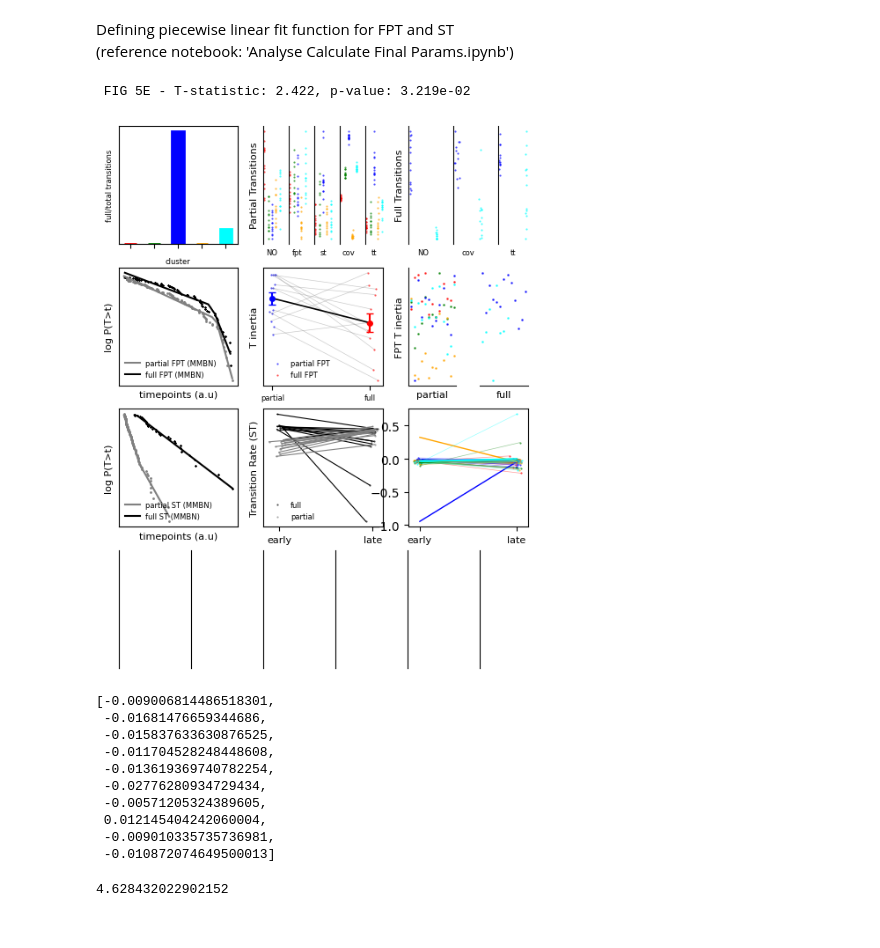
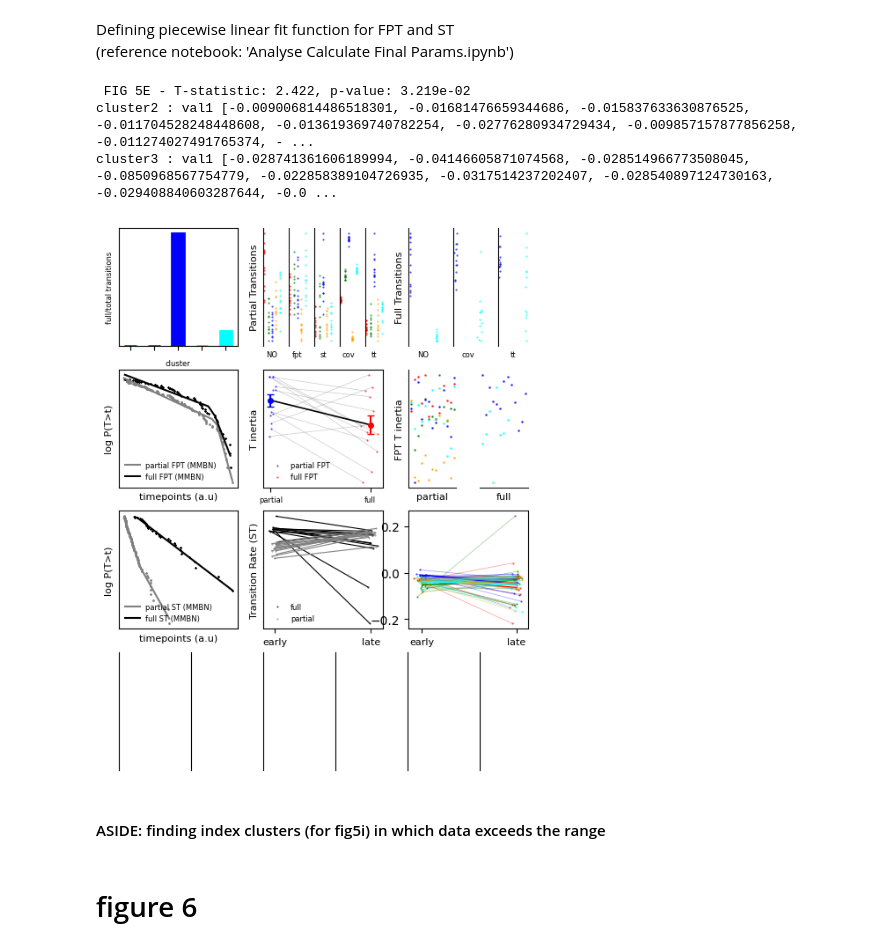
Before and after one commit to csndl-iitd/srg-tes-epilepsy-models, a Jupyter notebook: analysis/notebooks/Analyse fig_March_26.ipynb, the cells around one changed output. Drawn from its saved outputs; the diff is of its cells as text; code cells hidden in the pictures.

```diff
--- a/analysis/notebooks/Analyse fig_March_26.ipynb
+++ b/analysis/notebooks/Analyse fig_March_26.ipynb
@@ -1263,18 +1263,11 @@ ax8.set_ylabel('Transition Rate (ST)',fontsize=8)
 
 
 #5I
+# removed data at index of cluster 2,3 and 4 as to restrict between -0.5 to 0.5 (see code)
 ax9=fig.add_subplot(gs[10:15,8:12])
 ax9.set_xticks([])
 # ax9.set_yticks([])
 data_5i=reader.data_read_pkl('results/figures/fig5i_data.pkl')
-# take mean of early slopes clusterwise
-ear_cw_mean=[]
-for i in data_5i['early']:
-    ear_cw_mean.append(np.mean(i))
-# take mean of late slopes clusterwise
-lat_cw_mean=[]
-for i in data_5i['late']:
-    lat_cw_mean.append(np.mean(i))
 # plot for cluster 0
 c=0
 values1 = data_5i['early'][c]
@@ -1289,7 +1282,8 @@ ax9.scatter(jitter_x2, values2, color='r', s=0.3, alpha=0.7)
 for (x1, y1), (x2, y2) in zip(zip(jitter_x1, values1), zip(jitter_x2, values2)):
     ax9.plot([x1, x2], [y1, y2], color='red', alpha=0.4, linewidth=0.5)
 # --- Means with error bars ---
-mean1, mean2 = ear_cw_mean[c],lat_cw_mean[c]
+mean1=np.mean(values1)
+mean2=np.mean(values2)
 # sem1, sem2 = scipy.stats.sem(values1), scipy.stats.sem(values2)  # standard error of mean
 # ax9.errorbar(0, mean1, yerr=sem1, fmt='o', color='red', markersize=2, capsize=1.5)
 # ax9.errorbar(1, mean2, yerr=sem2, fmt='o', color='red', markersize=2, capsize=1.5)
@@ -1309,7 +1303,8 @@ ax9.scatter(jitter_x2, values2, color='g', s=0.3, alpha=0.7)
 for (x1, y1), (x2, y2) in zip(zip(jitter_x1, values1), zip(jitter_x2, values2)):
     ax9.plot([x1, x2], [y1, y2], color='green', alpha=0.4, linewidth=0.5)
 # --- Means with error bars ---
-mean1, mean2 = ear_cw_mean[c],lat_cw_mean[c]
+mean1=np.mean(values1)
+mean2=np.mean(values2)
 # sem1, sem2 = scipy.stats.sem(values1), scipy.stats.sem(values2)  # standard error of mean
 # ax9.errorbar(0, mean1, yerr=sem1, fmt='o', color='g', markersize=2, capsize=1.5)
 # ax9.errorbar(1, mean2, yerr=sem2, fmt='o', color='g', markersize=2, capsize=1.5)
@@ -1322,6 +1317,7 @@ values1 = data_5i['early'][c]
 values1.pop(6)
 values2 = data_5i['late'][c]
 values2.pop(6)
+print(f'cluster2 : val1 {values1},val2{values2}')
 # Jitter x positions
 jitter_x1 = list(np.random.normal(loc=0, scale=0.03, size=len(values1)))
 jitter_x2 = list(np.random.normal(loc=1, scale=0.03, size=len(values2)))
@@ -1332,7 +1328,8 @@ ax9.scatter(jitter_x2, values2, color='b', s=0.3, alpha=0.7)
 for (x1, y1), (x2, y2) in zip(zip(jitter_x1, values1), zip(jitter_x2, values2)):
     ax9.plot([x1, x2], [y1, y2], color='b', alpha=0.4, linewidth=0.5)
 # --- Means with error bars ---
-mean1, mean2 = ear_cw_mean[c],lat_cw_mean[c]
+mean1=np.mean(values1)
+mean2=np.mean(values2)
 # sem1, sem2 = scipy.stats.sem(values1), scipy.stats.sem(values2)  # standard error of mean
 # ax9.errorbar(0, mean1, yerr=sem1, fmt='o', color='b', markersize=2, capsize=1.5)
 # ax9.errorbar(1, mean2, yerr=sem2, fmt='o', color='b', markersize=2, capsize=1.5)
@@ -1345,6 +1342,7 @@ values1 = data_5i['early'][c]
 values1.pop(4)
 values2 = data_5i['late'][c]
 values2.pop(4)
+print(f'cluster3 : val1 {values1},val2{values2}')
 # Jitter x positions
 jitter_x1 = list(np.random.normal(loc=0, scale=0.03, size=len(values1)))
 jitter_x2 = list(np.random.normal(loc=1, scale=0.03, size=len(values2)))
@@ -1355,7 +1353,8 @@ ax9.scatter(jitter_x2, values2, color='orange', s=0.3, alpha=0.7)
 for (x1, y1), (x2, y2) in zip(zip(jitter_x1, values1), zip(jitter_x2, values2)):
     ax9.plot([x1, x2], [y1, y2], color='orange', alpha=0.4, linewidth=0.5)
 # --- Means with error bars ---
-mean1, mean2 = ear_cw_mean[c],lat_cw_mean[c]
+mean1=np.mean(values1)
+mean2=np.mean(values2)
 # sem1, sem2 = scipy.stats.sem(values1), scipy.stats.sem(values2)  # standard error of mean
 # ax9.errorbar(0, mean1, yerr=sem1, fmt='o', color='orange', markersize=2, capsize=1.5)
 # ax9.errorbar(1, mean2, yerr=sem2, fmt='o', color='orange', markersize=2, capsize=1.5)
@@ -1364,7 +1363,10 @@ ax9.plot([0, 1], [mean1, mean2], color='orange', linewidth=1)
 # plot for cluster 4
 c=4
 values1 = data_5i['early'][c]
+# remove index 0
+values1.pop(0)
 values2 = data_5i['late'][c]
+values2.pop(0)
 # Jitter x positions
 jitter_x1 = list(np.random.normal(loc=0, scale=0.03, size=len(values1)))
 jitter_x2 = list(np.random.normal(loc=1, scale=0.03, size=len(values2)))
@@ -1375,7 +1377,8 @@ ax9.scatter(jitter_x2, values2, color='cyan', s=0.3, alpha=0.7)
 for (x1, y1), (x2, y2) in zip(zip(jitter_x1, values1), zip(jitter_x2, values2)):
     ax9.plot([x1, x2], [y1, y2], color='cyan', alpha=0.4, linewidth=0.5)
 # --- Means with error bars ---
-mean1, mean2 = ear_cw_mean[c],lat_cw_mean[c]
+mean1=np.mean(values1)
+mean2=np.mean(values2)
 # sem1, sem2 = scipy.stats.sem(values1), scipy.stats.sem(values2)  # standard error of mean
 # ax9.errorbar(0, mean1, yerr=sem1, fmt='o', color='cyan', markersize=2, capsize=1.5)
 # ax9.errorbar(1, mean2, yerr=sem2, fmt='o', color='cyan', markersize=2, capsize=1.5)
@@ -1402,51 +1405,59 @@ ax10b.set_yticks([])
 
 
 #FPT inertia part
 ax10c=fig.add_subplot(sub_gs[2])
 ax10c.set_xticks([])
 ax10c.set_yticks([])
 
 
 #FPT early slope part
 ax10d=fig.add_subplot(sub_gs[3])
 ax10d.set_xticks([])
 ax10d.set_yticks([])
 
 #ST stab. time part
 ax10e=fig.add_subplot(sub_gs[4])
 ax10e.set_xticks([])
 ax10e.set_yticks([])
 
 #ST early slope part
 ax10f=fig.add_subplot(sub_gs[5])
 ax10f.set_xticks([])
 ax10f.set_yticks([])
 
 # hide spines
 for ax in [ax10a,ax10b,ax10c,ax10d,ax10e,ax10f]:
     ax.spines['top'].set_visible(False)
     ax.spines['right'].set_visible(False)
     ax.spines['bottom'].set_visible(False)
 # %% [output]
  FIG 5E - T-statistic: 2.422, p-value: 3.219e-02
+cluster2 : val1 [-0.009006814486518301, -0.01681476659344686, -0.015837633630876525, -0.011704528248448608, -0.013619369740782254, -0.02776280934729434, -0.009857157877856258, -0.011274027491765374, - ...
+cluster3 : val1 [-0.028741361606189994, -0.04146605871074568, -0.028514966773508045, -0.0850968567754779, -0.022858389104726935, -0.0317514237202407, -0.028540897124730163, -0.029408840603287644, -0.0 ...
-[figure, old version]
+[figure, new version]
+# %% [markdown]
+#### ASIDE: finding index clusters (for fig5i) in which data exceeds the range
 # %%
-data_5i['early'][2]
-# d1.pop(6)
-d1
+data_5i=reader.data_read_pkl('results/figures/fig5i_data.pkl')
+#early
+indices=[i for i,x in enumerate(data_5i['early'][0]) if not -0.5<x<0.5]
+print(indices)
+indices=[i for i,x in enumerate(data_5i['early'][1]) if  not -0.5<x<0.5]
+print(indices)
+indices=[i for i,x in enumerate(data_5i['early'][2]) if not -0.5<x<0.5]
+print(indices)
+indices=[i for i,x in enumerate(data_5i['early'][3]) if not -0.5<x<0.5]
+print(indices)
+indices=[i for i,x in enumerate(data_5i['early'][4]) if not -0.5<x<0.5]
+print(indices)
+#late
+indices=[i for i,x in enumerate(data_5i['late'][0]) if not -0.5<x<0.5]
+print(indices)
+indices=[i for i,x in enumerate(data_5i['late'][1]) if not -0.5<x<0.5]
+print(indices)
+indices=[i for i,x in enumerate(data_5i['late'][2]) if not -0.5<x<0.5]
+print(indices)
+indices=[i for i,x in enumerate(data_5i['late'][3]) if not -0.5<x<0.5]
+print(indices)
+indices=[i for i,x in enumerate(data_5i['late'][4]) if not -0.5<x<0.5]
+print(indices)
-# %% [output]
-[-0.009006814486518301,
- -0.01681476659344686,
- -0.015837633630876525,
- -0.011704528248448608,
- -0.013619369740782254,
- -0.02776280934729434,
- -0.00571205324389605,
- 0.012145404242060004,
- -0.009010335735736981,
- -0.010872074649500013]
-# %%
-d2=data_5i['early'][3]
-d2.pop(4)
-# %% [output]
-4.628432022902152
@@ -1454,0 +1464,2 @@ data_5i['early'][2][6]
+# %% [markdown]
+# figure 6
```
Also changed, not shown: parts of 2 cells of this notebook, 1 other file.
